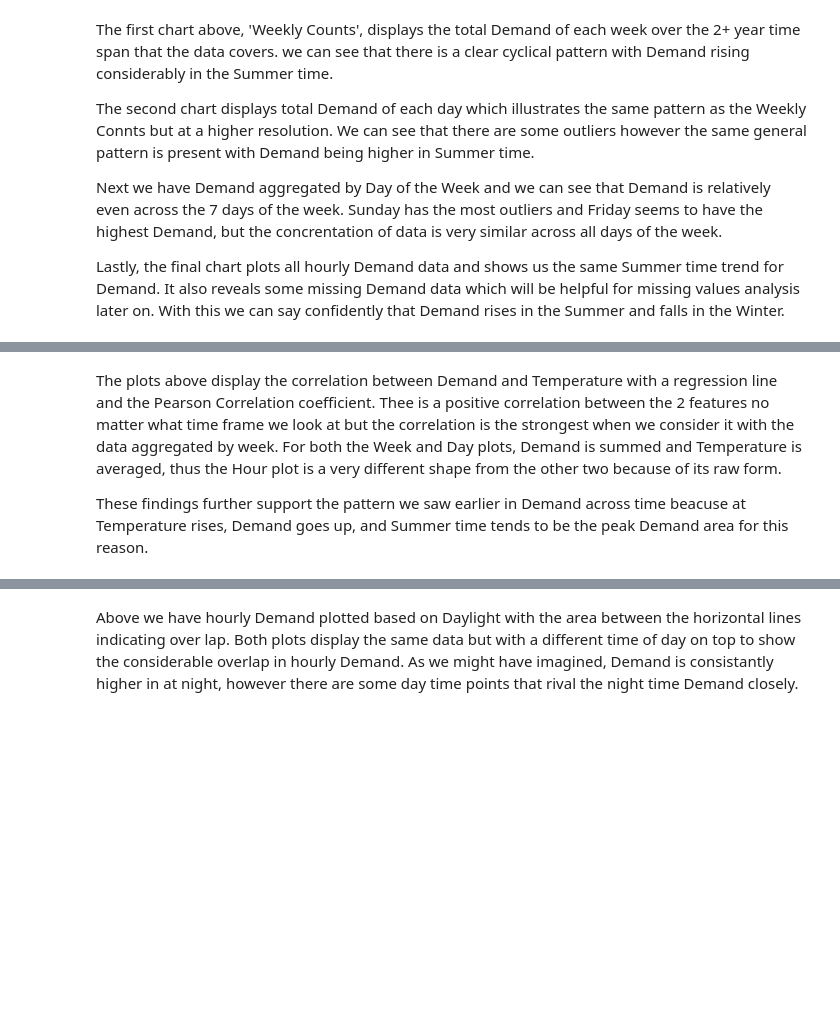
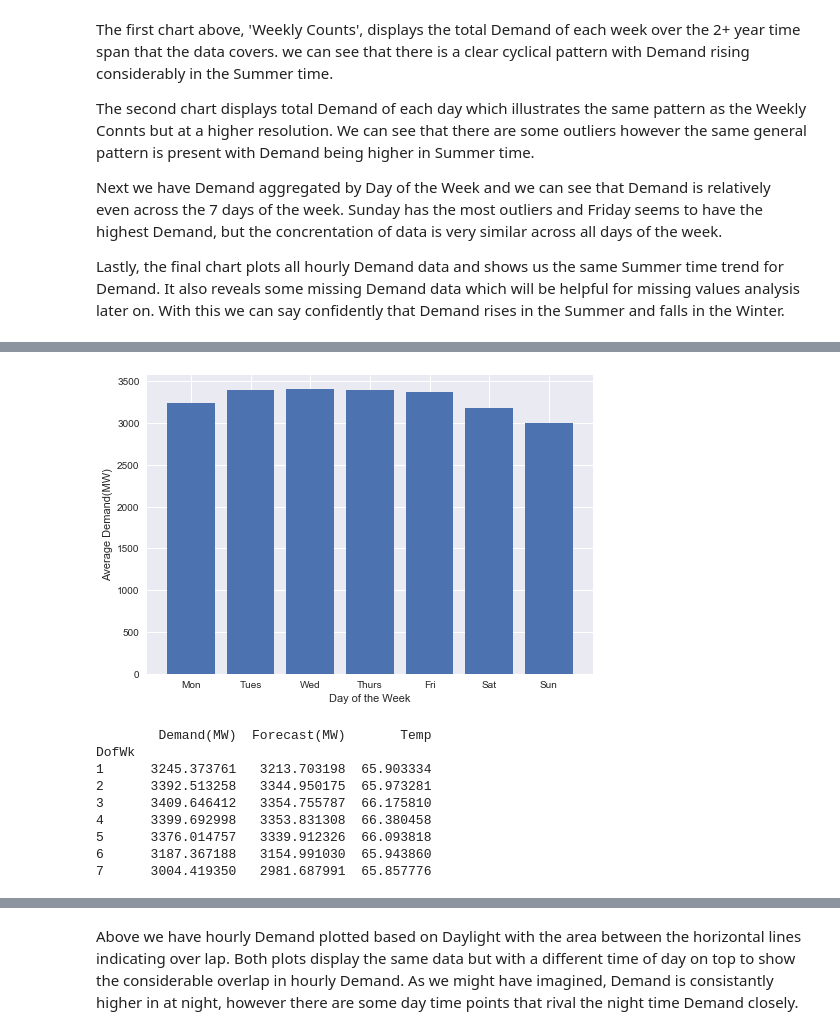
Before and after one commit to Rene-Sanchez/LADWP_Energy_Demand_Forecast, a Jupyter notebook: Cap2visualization.ipynb, the cells around one changed output, grey strips where cells are left out. Cells and saved outputs as stored; diff of their text form; code cells hidden in the pictures; blank space fills up the shorter version.

```diff
--- a/Cap2visualization.ipynb
+++ b/Cap2visualization.ipynb
@@ -203,5 +159,20 @@ max     7095.000000   7043.000000    104.000000
-# %% [markdown]
-The plots above display the correlation between Demand and Temperature with a regression line and the Pearson Correlation coefficient. Thee is a positive correlation between the 2 features no matter what time frame we look at but the correlation is the strongest when we consider it with the data aggregated by week. For both the Week and Day plots, Demand is summed and Temperature is averaged, thus the Hour plot is a very different shape from the other two because of its raw form.
-
-These findings further support the pattern we saw earlier in Demand across time beacuse at Temperature rises, Demand goes up, and Summer time tends to be the peak Demand area for this reason.
+# %%
+#Mean Demand by Day of the Week
+daycomp = data.groupby(by='DofWk').aggregate(np.mean)
+plt.bar(daycomp.index,daycomp['Demand(MW)'],tick_label=['Mon', 'Tues','Wed','Thurs','Fri','Sat','Sun'])
+plt.ylabel('Average Demand(MW)')
+plt.xlabel('Day of the Week')
+plt.show()
+print(daycomp.iloc[:,:-2])
+# %% [output]
+[figure, added]
+        Demand(MW)  Forecast(MW)       Temp
+DofWk
+1      3245.373761   3213.703198  65.903334
+2      3392.513258   3344.950175  65.973281
+3      3409.646412   3354.755787  66.175810
+4      3399.692998   3353.831308  66.380458
+5      3376.014757   3339.912326  66.093818
+6      3187.367188   3154.991030  65.943860
+7      3004.419350   2981.687991  65.857776
 # %%
```
Also changed, not shown: parts of 15 cells of this notebook.
